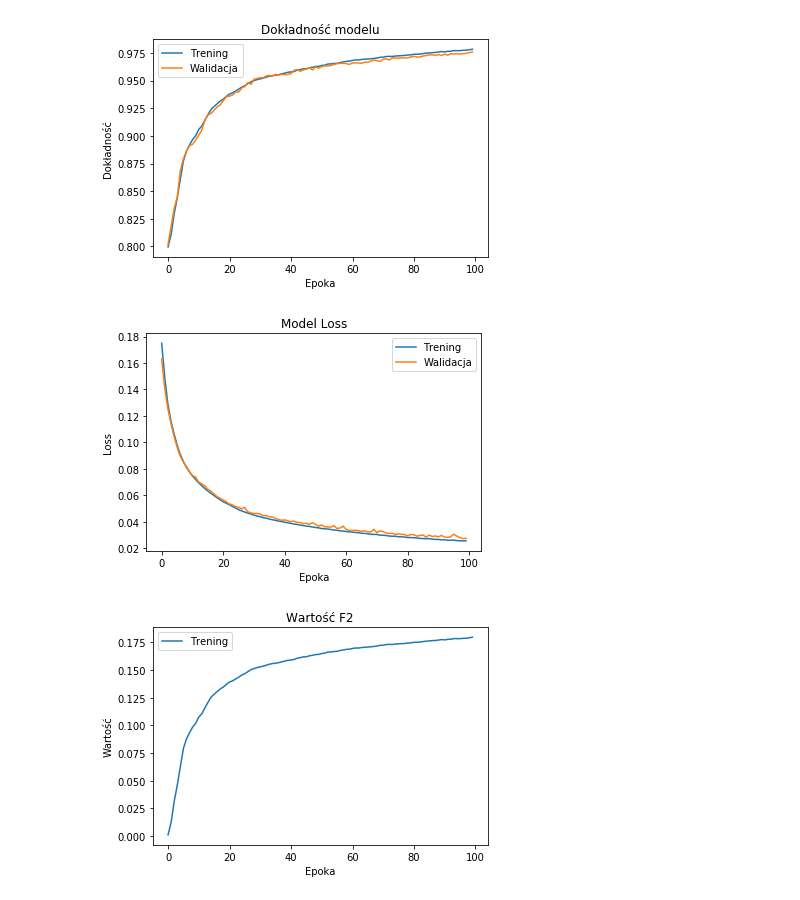
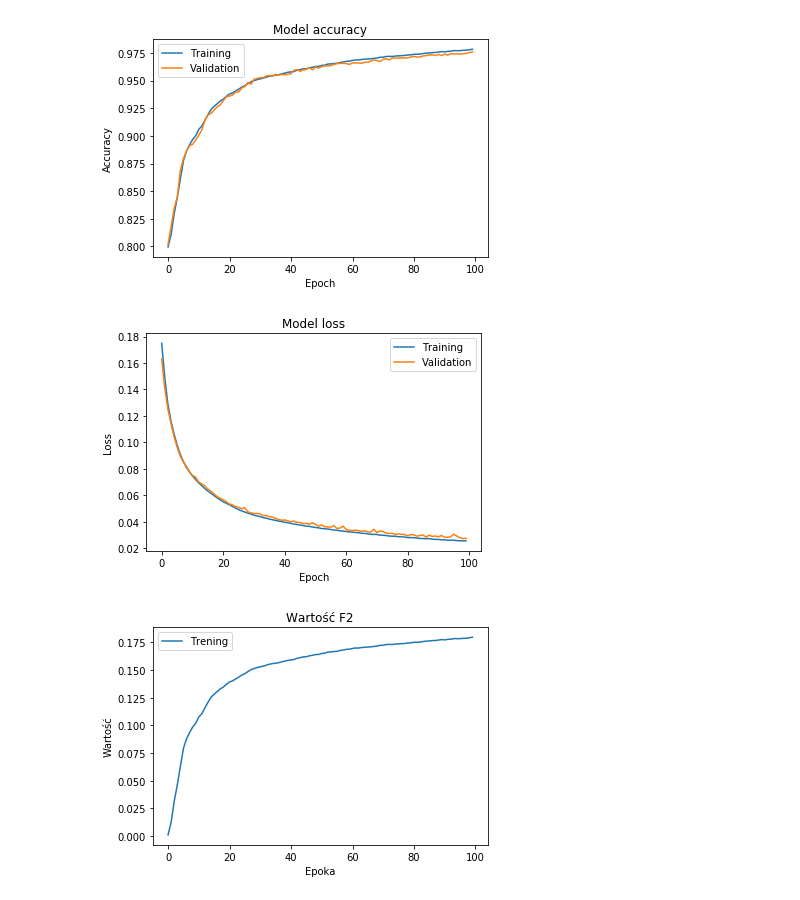
Before and after one commit to Mieloch/cqa-sem-eval, a Jupyter notebook: subtask_E/nn/plots.ipynb, the cells around one changed output. Cells and saved outputs as stored; diff of their text form; code cells hidden in the pictures.

```diff
--- a/subtask_E/nn/plots.ipynb
+++ b/subtask_E/nn/plots.ipynb
@@ -18,28 +18,28 @@ training_df.head(n=5)
 # %%
 acc = training_df['acc'].values
 val_acc = training_df['val_acc'].values
 loss = training_df['loss'].values
 val_loss = training_df['val_loss'].values
 
 # Plot accuracy
 plt.plot(acc)
 plt.plot(val_acc)
-plt.title('Dokładność modelu')
-plt.ylabel('Dokładność')
-plt.xlabel('Epoka')
-plt.legend(['Trening', 'Walidacja'], loc='upper left')
+plt.title('Model accuracy')
+plt.ylabel('Accuracy')
+plt.xlabel('Epoch')
+plt.legend(['Training', 'Validation'], loc='upper left')
 plt.show()
 
 # Plot loss
 plt.plot(loss)
 plt.plot(val_loss)
-plt.title('Model Loss')
+plt.title('Model loss')
 plt.ylabel('Loss')
-plt.xlabel('Epoka')
-plt.legend(['Trening', 'Walidacja'], loc='upper right')
+plt.xlabel('Epoch')
+plt.legend(['Training', 'Validation'], loc='upper right')
 plt.show()
 # %% [output]
-[figure, old version]
+[figure, new version]
 [figure]
 # %%
 f2_score = training_df['f2_score'].values
```
Also changed, not shown: 13 other files.
